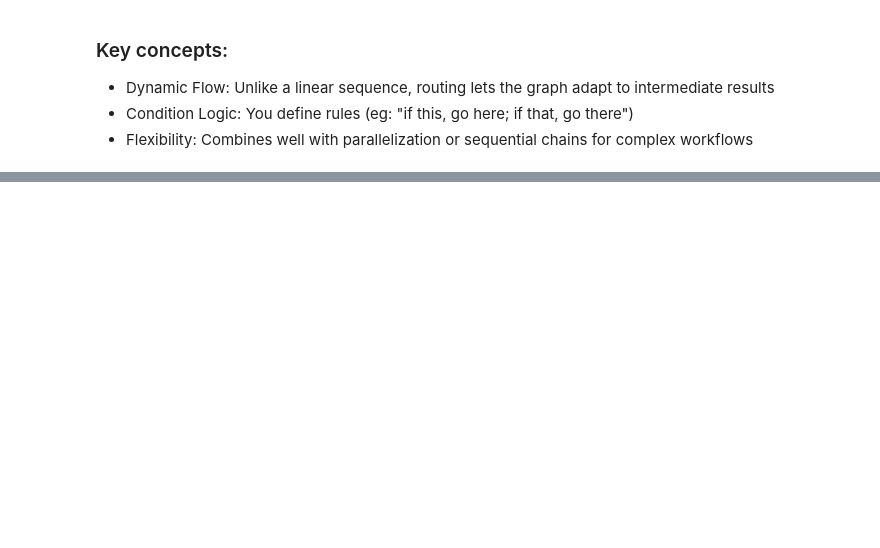
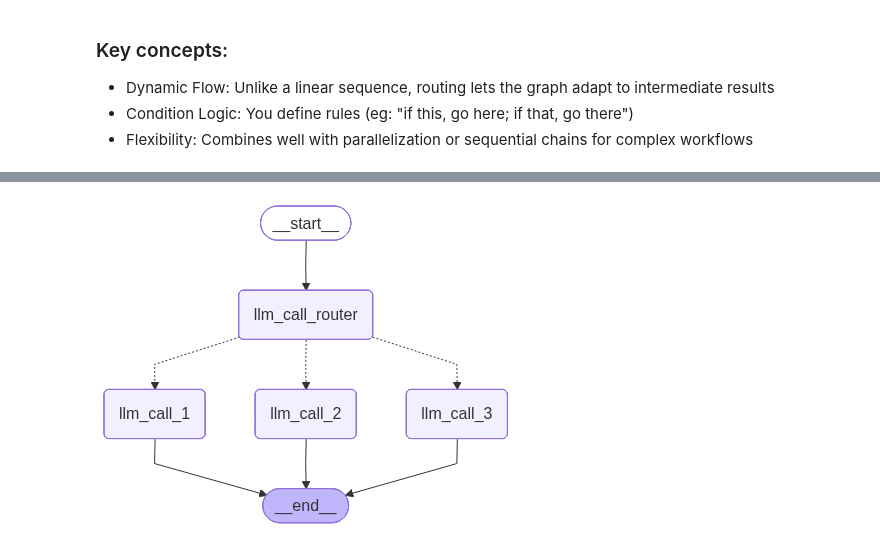
Before and after one commit to venkatanampudi/agentic-ai-with-langchain, a Jupyter notebook: workflows/routing.ipynb, the cells around one changed output, grey strips where cells are left out. Drawn from its saved outputs; the diff is of its cells as text; code cells hidden in the pictures; blank space fills up the shorter version.

```diff
--- a/workflows/routing.ipynb
+++ b/workflows/routing.ipynb
@@ -44,0 +30,96 @@ print(os.getenv("OPENAI_API_KEY"))
+# %%
+from typing_extensions import Literal
+from pydantic import BaseModel, Field
+from langchain_core.messages import HumanMessage,SystemMessage
+from typing_extensions import TypedDict
+
+# This is the schema for the structured output to use as a routing logic
+class Route(BaseModel):
+    step:Literal["story","joke","poem"]=Field(description="The next step in the routing process")
+
+# Augment the LLM with schema for the structured output
+router=llm.with_structured_output(Route)
+
+# Define a state class
+class State(TypedDict):
+    input:str
+    decision:str
+    output:str
+
+# Define nodes
+def llm_call_1(state:State):
+    """Write a story"""
+    print("LLM call 1 is called")
+    result=llm.invoke(state["input"])
+    return {"output":result.content}
+
+def llm_call_2(state:State):
+    """Write a joke"""
+    print("LLM call 2 is called")
+    result=llm.invoke(state["input"])
+    return {"output":result.content}
+
+def llm_call_3(state:State):
+    """Write a poem"""
+    print("LLM call 3 is called")
+    result=llm.invoke(state["input"])
+    return {"output":result.content}
+
+def llm_call_router(state:State):
+    """Route the input to the appropriate node"""
+    decision=router.invoke(
+        [
+            SystemMessage(
+                content="Route the input to story,joke or peom based on the user's request"
+            ),
+            HumanMessage(content=state["input"])
+        ]
+    )
+    return {"decision":decision.step}
+
+
+# Now, conditional edge function to route the appropriate node
+def route_decision(state:State):
+    # Return the node name you want to visit next
+    if state["decision"]=="story":
+        return "llm_call_1"
+    elif state["decision"]=="joke":
+        return "llm_call_2"
+    elif state["decision"]=="poem":
+        return "llm_call_3"
+
+# Build the workflow
+# !pip install langgraph
+from langgraph.graph import StateGraph, START,END
+from IPython.display import Image,display
+router_builder=StateGraph(State)
+# add nodes
+router_builder.add_node("llm_call_1",llm_call_1)
+router_builder.add_node("llm_call_2",llm_call_2)
+router_builder.add_node("llm_call_3",llm_call_3)
+router_builder.add_node("llm_call_router",llm_call_router)
+
+# Add edges to connect nodes
+router_builder.add_edge(START,"llm_call_router")
+router_builder.add_conditional_edges(
+    "llm_call_router",
+    route_decision,
+    {
+        # name returned by route_decision: Name of the next node to visi
+        "llm_call_1": "llm_call_1",
+        "llm_call_2": "llm_call_2",
+        "llm_call_3": "llm_call_3"
+    },
+)
+
+router_builder.add_edge("llm_call_1", END)
+router_builder.add_edge("llm_call_2", END)
+router_builder.add_edge("llm_call_3", END)
+
+# Compile the workflow
+router_workflow=router_builder.compile()
+
+# Show the workflow
+display(Image(router_workflow.get_graph().draw_mermaid_png()))
+# %% [output]
+[figure, added]
```
Also changed, not shown: parts of 3 cells of this notebook.
